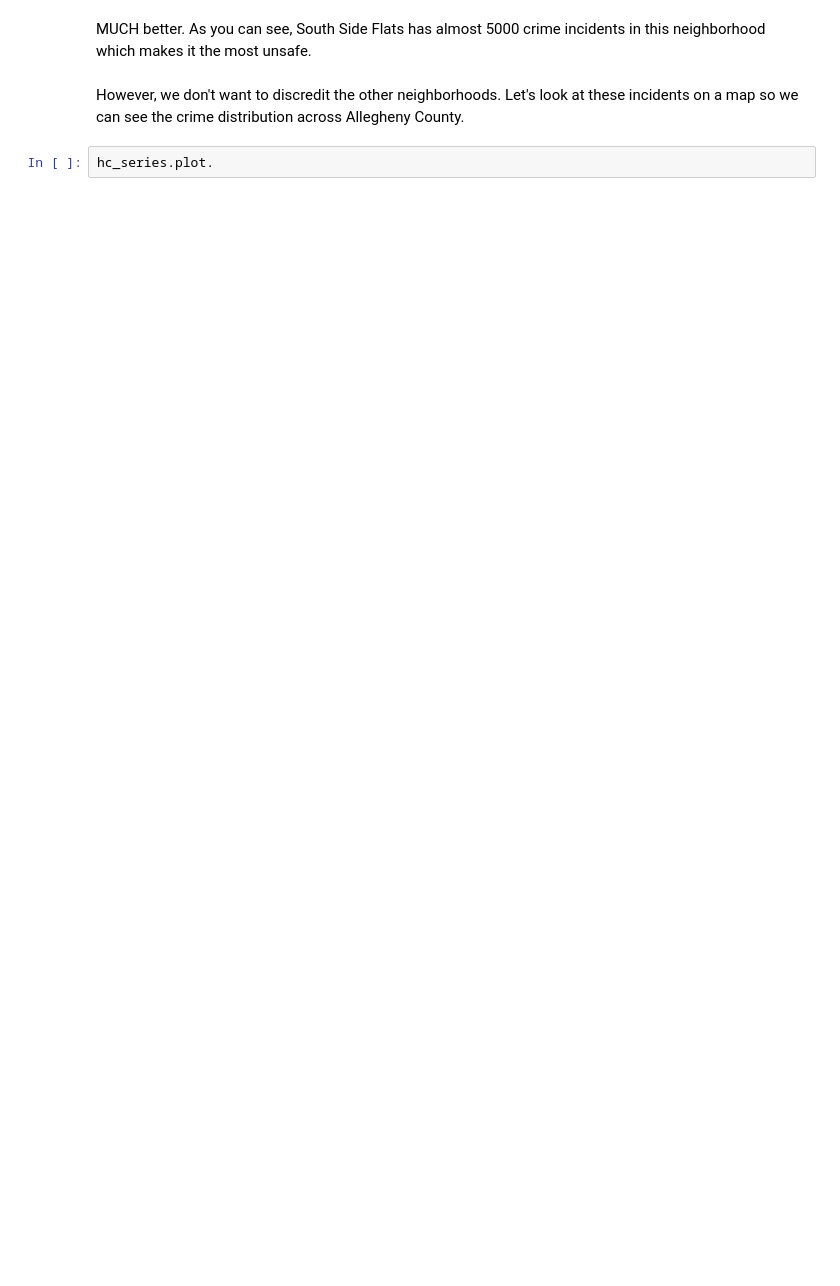
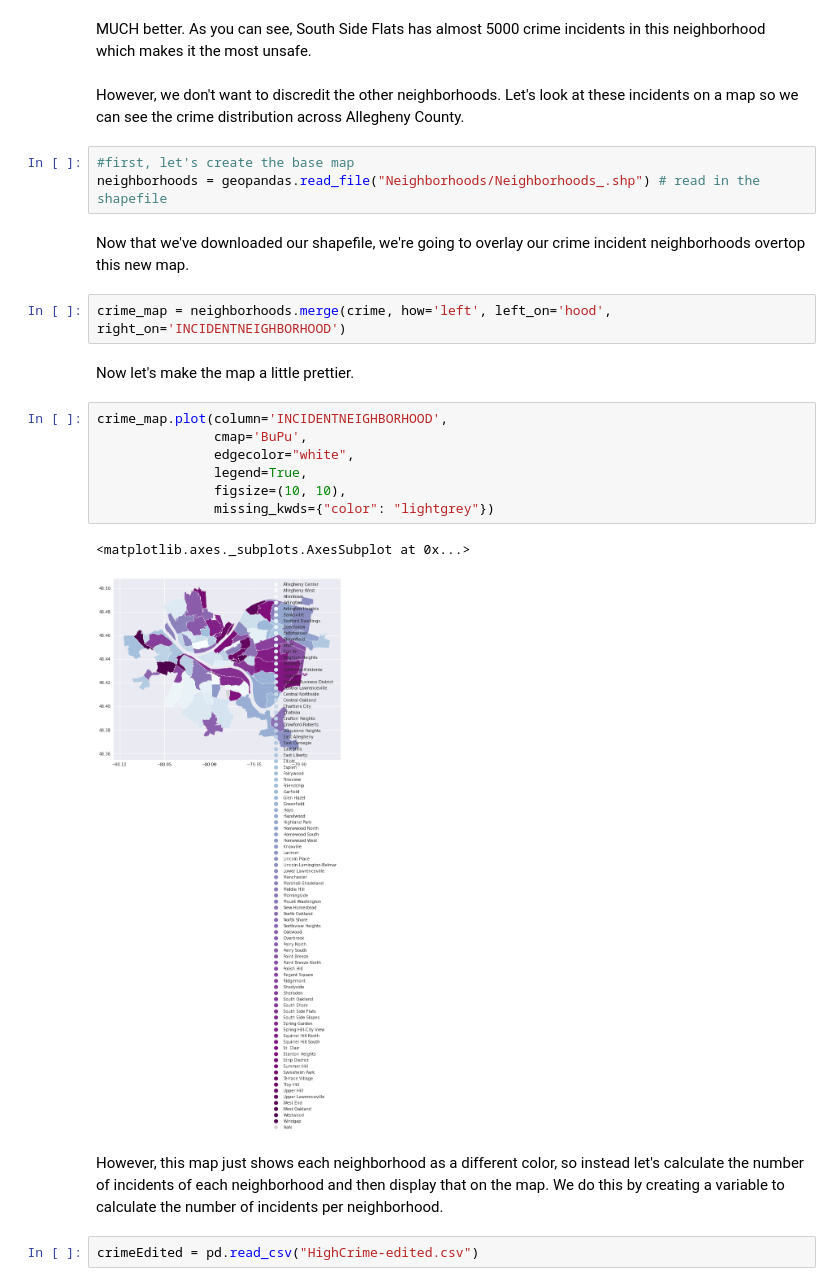
Before and after one commit to kiana-kazemi/bigideasfinal, a Jupyter notebook: high-crime.ipynb, the cells around one changed output. Cells and saved outputs as stored; diff of their text form; blank space fills up the shorter version.

Commit message:
added changes to high crime notebook

```diff
--- a/high-crime.ipynb
+++ b/high-crime.ipynb
@@ -59,5 +62,26 @@ hc_series.head(10).plot.bar()
 MUCH better. As you can see, South Side Flats has almost 5000 crime incidents in this neighborhood which makes it the most unsafe.
 # %% [markdown]
 However, we don't want to discredit the other neighborhoods. Let's look at these incidents on a map so we can see the crime distribution across Allegheny County.
-# %%
-hc_series.plot.
+# %%
+#first, let's create the base map
+neighborhoods = geopandas.read_file("Neighborhoods/Neighborhoods_.shp") # read in the shapefile
+# %% [markdown]
+Now that we've downloaded our shapefile, we're going to overlay our crime incident neighborhoods overtop this new map.
+# %%
+crime_map = neighborhoods.merge(crime, how='left', left_on='hood', right_on='INCIDENTNEIGHBORHOOD')
+# %% [markdown]
+Now let's make the map a little prettier.
+# %%
+crime_map.plot(column='INCIDENTNEIGHBORHOOD',
+               cmap='BuPu',
+               edgecolor="white",
+               legend=True,
+               figsize=(10, 10),
+               missing_kwds={"color": "lightgrey"})
+# %% [output]
+<matplotlib.axes._subplots.AxesSubplot at 0x...>
+[figure, added]
+# %% [markdown]
+However, this map just shows each neighborhood as a different color, so instead let's calculate the number of incidents of each neighborhood and then display that on the map. We do this by creating a variable to calculate the number of incidents per neighborhood.
+# %%
+crimeEdited = pd.read_csv("HighCrime-edited.csv")
```
Also changed, not shown: parts of 6 cells of this notebook, 1 other file.
